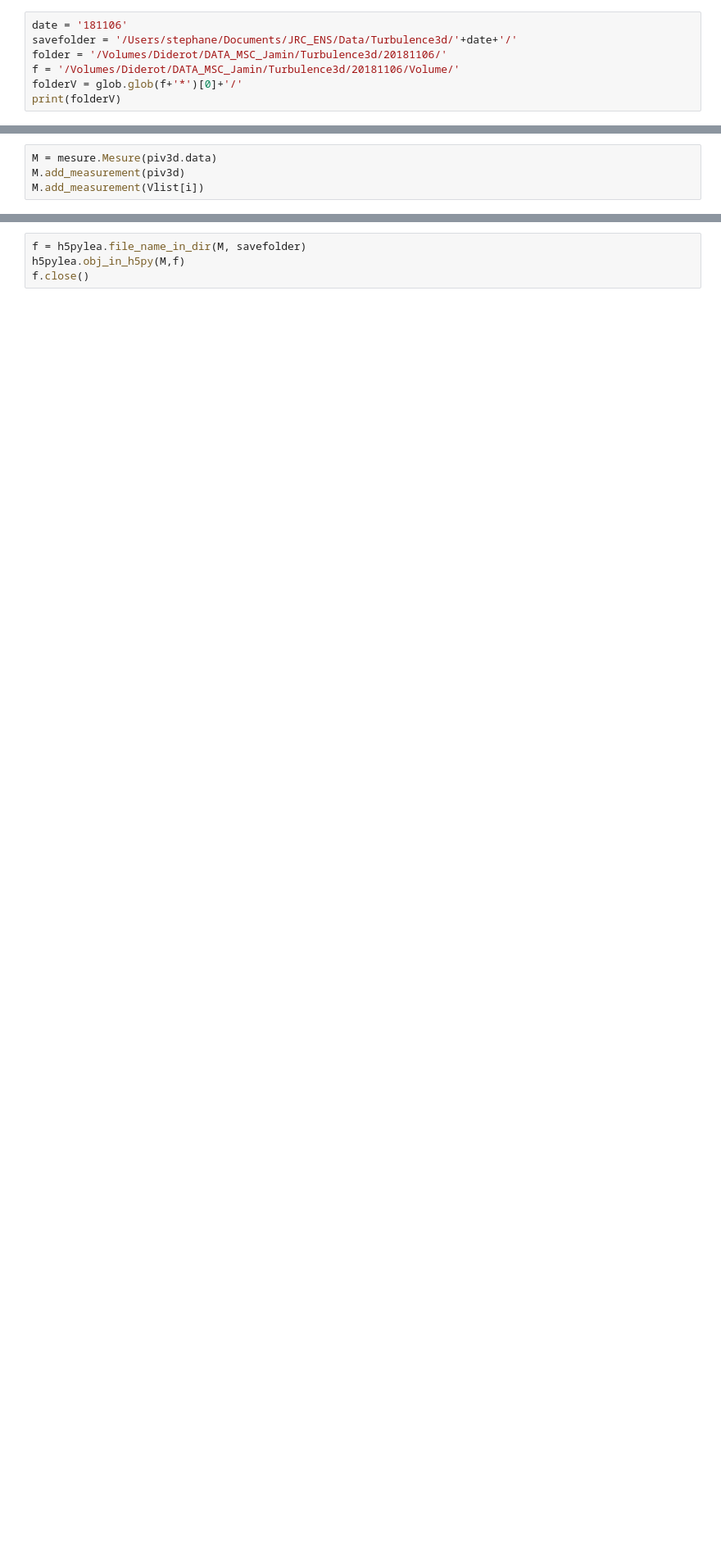
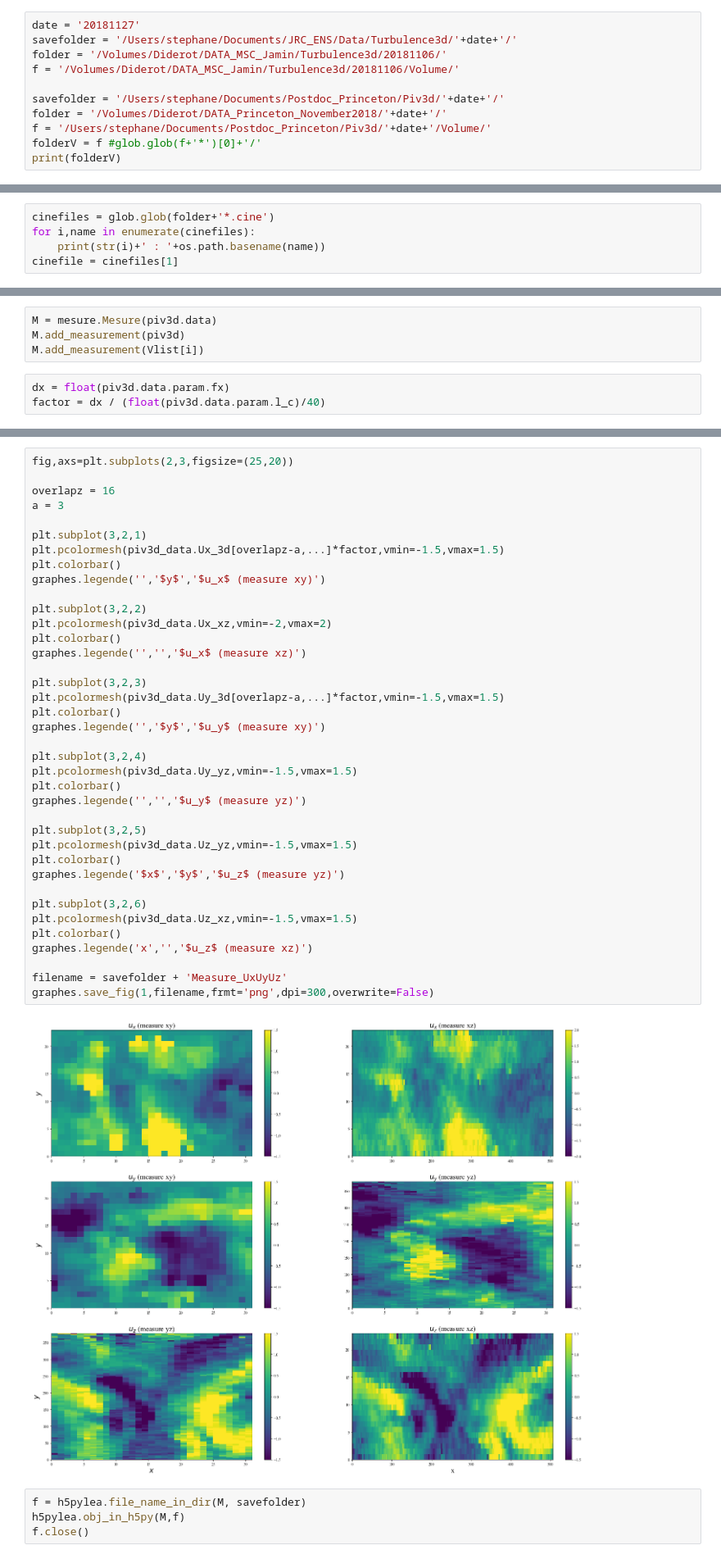
Before and after one commit to PerrardCodes/stephane, a Jupyter notebook: piv3d/Piv3d_volumeprocess_exemple.ipynb, the cells around one changed output, grey strips where cells are left out. Shown at 82% size. Drawn from its saved outputs; the diff is of its cells as text; blank space fills up the shorter version.

```diff
--- a/piv3d/Piv3d_volumeprocess_exemple.ipynb
+++ b/piv3d/Piv3d_volumeprocess_exemple.ipynb
@@ -32,10 +32,14 @@ import lea.mesure.Mesure as mesure
 import lea.mesure.Volume as lvolume
 import lea.mesure.Piv3D as lpiv3d
 # %%
-date = '181106'
+date = '20181127'
 savefolder = '/Users/stephane/Documents/JRC_ENS/Data/Turbulence3d/'+date+'/'
 folder = '/Volumes/Diderot/DATA_MSC_Jamin/Turbulence3d/20181106/'
 f = '/Volumes/Diderot/DATA_MSC_Jamin/Turbulence3d/20181106/Volume/'
-folderV = glob.glob(f+'*')[0]+'/'
+
+savefolder = '/Users/stephane/Documents/Postdoc_Princeton/Piv3d/'+date+'/'
+folder = '/Volumes/Diderot/DATA_Princeton_November2018/'+date+'/'
+f = '/Users/stephane/Documents/Postdoc_Princeton/Piv3d/'+date+'/Volume/'
+folderV = f #glob.glob(f+'*')[0]+'/'
 print(folderV)
 # %% [output]
@@ -69,0 +65,5 @@ cinefile = glob.glob(folder+'*.cine')[0]
+# %%
+cinefiles = glob.glob(folder+'*.cine')
+for i,name in enumerate(cinefiles):
+    print(str(i)+' : '+os.path.basename(name))
+cinefile = cinefiles[1]
@@ -136,3 +144,6 @@ dict_keys(['cine_filepath', 'parent_folder', 'cine_name', 'volume_folder', 'mask
 M = mesure.Mesure(piv3d.data)
 M.add_measurement(piv3d)
 M.add_measurement(Vlist[i])
+# %%
+dx = float(piv3d.data.param.fx)
+factor = dx / (float(piv3d.data.param.l_c)/40)
@@ -139,3 +162,43 @@ M.add_measurement(Vlist[i])
+# %%
+fig,axs=plt.subplots(2,3,figsize=(25,20))
+
+overlapz = 16
+a = 3
+
+plt.subplot(3,2,1)
+plt.pcolormesh(piv3d_data.Ux_3d[overlapz-a,...]*factor,vmin=-1.5,vmax=1.5)
+plt.colorbar()
+graphes.legende('','$y$','$u_x$ (measure xy)')
+
+plt.subplot(3,2,2)
+plt.pcolormesh(piv3d_data.Ux_xz,vmin=-2,vmax=2)
+plt.colorbar()
+graphes.legende('','','$u_x$ (measure xz)')
+
+plt.subplot(3,2,3)
+plt.pcolormesh(piv3d_data.Uy_3d[overlapz-a,...]*factor,vmin=-1.5,vmax=1.5)
+plt.colorbar()
+graphes.legende('','$y$','$u_y$ (measure xy)')
+
+plt.subplot(3,2,4)
+plt.pcolormesh(piv3d_data.Uy_yz,vmin=-1.5,vmax=1.5)
+plt.colorbar()
+graphes.legende('','','$u_y$ (measure yz)')
+
+plt.subplot(3,2,5)
+plt.pcolormesh(piv3d_data.Uz_yz,vmin=-1.5,vmax=1.5)
+plt.colorbar()
+graphes.legende('$x$','$y$','$u_z$ (measure yz)')
+
+plt.subplot(3,2,6)
+plt.pcolormesh(piv3d_data.Uz_xz,vmin=-1.5,vmax=1.5)
+plt.colorbar()
+graphes.legende('x','','$u_z$ (measure xz)')
+
+filename = savefolder + 'Measure_UxUyUz'
+graphes.save_fig(1,filename,frmt='png',dpi=300,overwrite=False)
+# %% [output]
+[figure, added]
 # %%
 f = h5pylea.file_name_in_dir(M, savefolder)
 h5pylea.obj_in_h5py(M,f)
```
Also changed, not shown: parts of 14 cells of this notebook, 1 other file.
